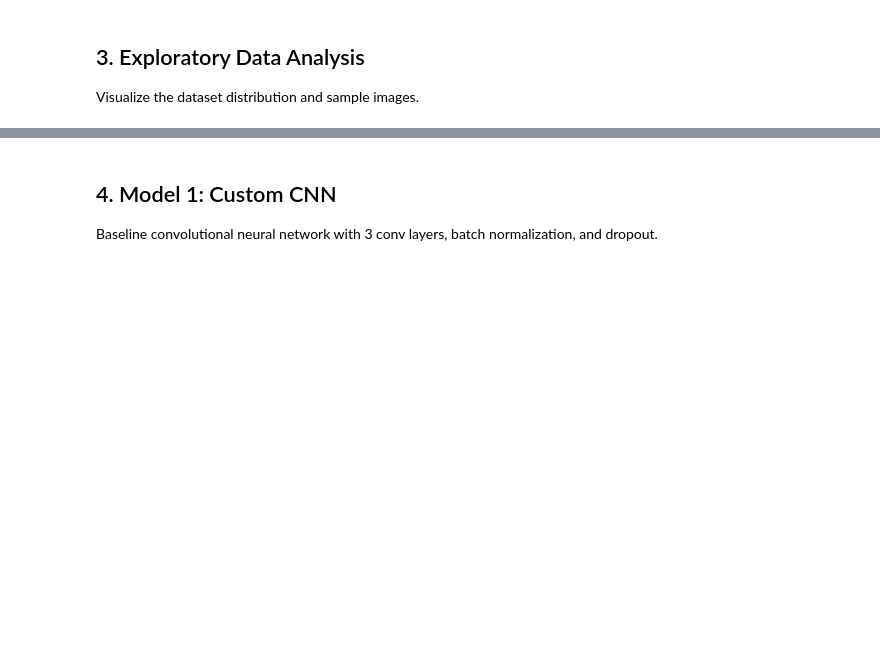
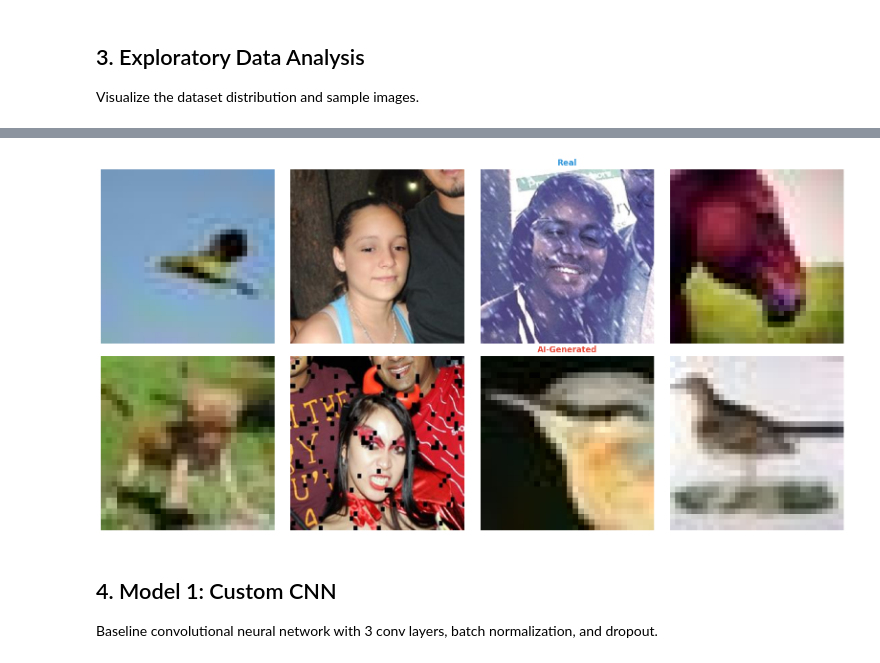
Before and after one commit to marstonsward/AAI-521-Computer-Vision-Image-Classification-Project, a Jupyter notebook: main_notebook.ipynb, the cells around one changed output, grey strips where cells are left out. Saved outputs shown, nothing was run; the diff lists cells and outputs as text; code cells hidden in the pictures; blank space fills up the shorter version.

```diff
--- a/main_notebook.ipynb
+++ b/main_notebook.ipynb
@@ -193,12 +223,13 @@ plot_class_distribution(
 # %%
 # Sample images using EDA module
 visualize_samples(
     train_images,
     train_labels,
     class_names=['Real', 'AI-Generated'],
-    samples_per_class=4,
-    colors=['#3498db', '#e74c3c']
+    n_per_class=4
 )
+# %% [output]
+[figure, added]
 # %% [markdown]
 ## 4. Model 1: Custom CNN
 
```
Also changed, not shown: parts of 6 cells of this notebook, 2 other files.
